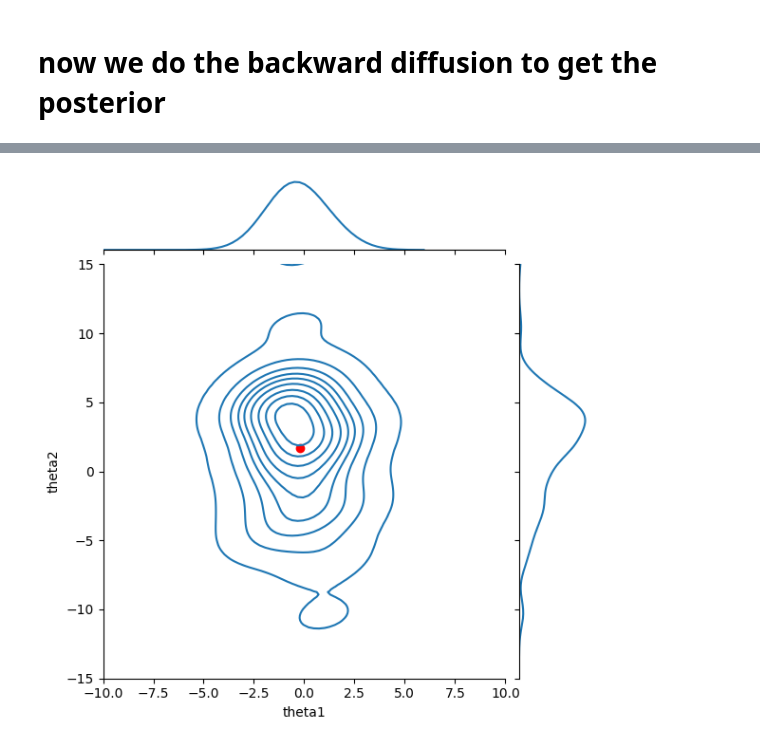
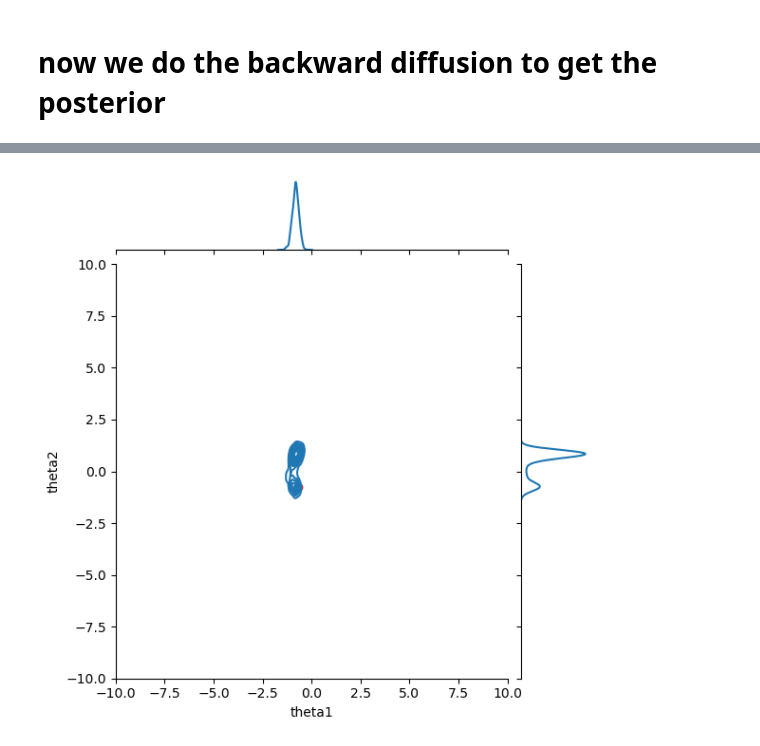
Before and after one commit to aurelio-amerio/diffusion, a Jupyter notebook: devel/sbi_test2.ipynb, the cells around one changed output, grey strips where cells are left out. Saved outputs shown, nothing was run; the diff lists cells and outputs as text; code cells hidden in the pictures.

```diff
--- a/devel/sbi_test2.ipynb
+++ b/devel/sbi_test2.ipynb
@@ -571,3 +569,5 @@ def sample_fn(score_model, key, shape, node_ids,condition_mask, condition_value,
+# %%
+ve = sde_ours.VESDE(2050, sigma_min=1e-5, sigma_max=15.)
 # %%
 nobs = 100
 
@@ -620,0 +608,6 @@ KeyboardInterrupt:
+# %%
+rev = ve.reverse(score_model)
+# %%
+rng = jax.random.PRNGKey(42)
+score_args = {"data_id": node_id, "condition_mask": condition_mask, "edge_mask": edge_mask}
+sample = rev.sample(rng, 1000, condition_mask=condition_mask, condition_value=x_o, score_args=score_args)
@@ -621,8 +640,8 @@ KeyboardInterrupt:
 # %%
-sample = jax.device_put(sample, jax.devices("gpu")[0])
-sample_partial1 = jax.device_put(sample_partial1, jax.devices("gpu")[0])
-sample_partial2 = jax.device_put(sample_partial2, jax.devices("gpu")[0])
-x_o = jax.device_put(data_test_flat[index], jax.devices("gpu")[0])
+# sample = jax.device_put(sample, jax.devices("gpu")[0])
+# sample_partial1 = jax.device_put(sample_partial1, jax.devices("gpu")[0])
+# sample_partial2 = jax.device_put(sample_partial2, jax.devices("gpu")[0])
+# x_o = jax.device_put(data_test_flat[index], jax.devices("gpu")[0])
 # %%
 thetas_sampled = un_z_score_thetas(sample[:, :2])
 thetas_partial1 = un_z_score_thetas(sample_partial1[:, :2])
@@ -664,9 +660,9 @@ sns.pairplot(df,kind="kde")
 # %%
-sns.jointplot(data=df,x="theta1", y="theta2", kind="kde", xlim=[-10,10], ylim=[-15,15])
+sns.jointplot(data=df,x="theta1", y="theta2", kind="kde", xlim=[-10,10], ylim=[-10,10])
 plt.scatter(theta_true[:,0], theta_true[:,1], color="red")
 plt.show()
 # %% [output]
-[figure, old version]
+[figure, new version]
 # %%
 sns.jointplot(data=df,x="theta1", y="theta2", kind="hex", xlim=[-10,10], ylim=[-10,10])
 plt.scatter(theta_true[:,0], theta_true[:,1], color="red")
```
Also changed, not shown: parts of 33 cells of this notebook, 5 other files.
